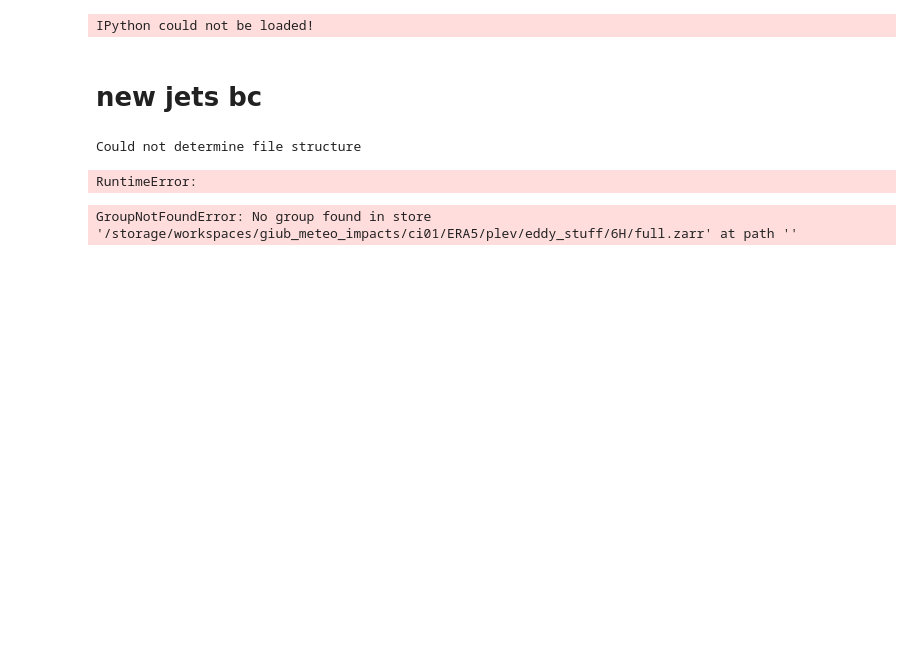
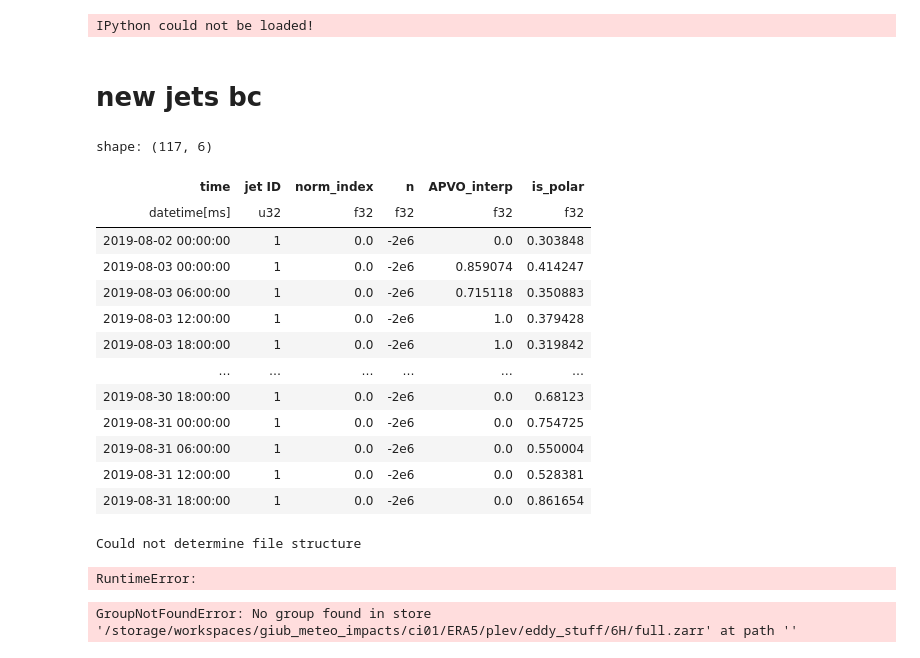
Before and after one commit to hbanderier/persistent-extremes-era5, a Jupyter notebook: Playgrounds/data_stuff.ipynb, the cells around one changed output. Drawn from its saved outputs; the diff is of its cells as text; code cells hidden in the pictures; blank space fills up the shorter version.

```diff
--- a/Playgrounds/data_stuff.ipynb
+++ b/Playgrounds/data_stuff.ipynb
@@ -94,3 +99,31 @@ jets, ph_jets, props, props_full = do_everything(ds, path, **kwargs)
+# %%
+args = ["all", None, -100, 60, 0, 88]
+huh = ("APVO", "thetalev", "APVO", {})
+rename, levtype, name, kwargs = huh
+da_ = open_da("ERA5", levtype, name, "6H", *args, **kwargs).rename(rename)
+# %%
+da__ = da_.isel(time=(da_.time.dt.year == 2019) & (da_.time.dt.month == 8)).sel(lev=slice(320, 350)).any("lev").load()
+# %%
+bias_correction = pl.read_parquet(path.joinpath("bias_correct.parquet"))
+# %%
+with_interp = create_jet_relative_dataset(jets_, da__, bias_correction=bias_correction)
+# %%
+with_interp.filter(pl.col("jet ID") == 1).unique("time")
+# %% [output]
+shape: (117, 6)
+| time | jet ID | norm_index | n | APVO_interp | is_polar |
+| datetime[ms] | u32 | f32 | f32 | f32 | f32 |
+| 2019-08-02 00:00:00 | 1 | 0.0 | -2e6 | 0.0 | 0.303848 |
+| 2019-08-03 00:00:00 | 1 | 0.0 | -2e6 | 0.859074 | 0.414247 |
+| 2019-08-03 06:00:00 | 1 | 0.0 | -2e6 | 0.715118 | 0.350883 |
+| 2019-08-03 12:00:00 | 1 | 0.0 | -2e6 | 1.0 | 0.379428 |
+| 2019-08-03 18:00:00 | 1 | 0.0 | -2e6 | 1.0 | 0.319842 |
+| … | … | … | … | … | … |
+| 2019-08-30 18:00:00 | 1 | 0.0 | -2e6 | 0.0 | 0.68123 |
+| 2019-08-31 00:00:00 | 1 | 0.0 | -2e6 | 0.0 | 0.754725 |
+| 2019-08-31 06:00:00 | 1 | 0.0 | -2e6 | 0.0 | 0.550004 |
+| 2019-08-31 12:00:00 | 1 | 0.0 | -2e6 | 0.0 | 0.528381 |
+| 2019-08-31 18:00:00 | 1 | 0.0 | -2e6 | 0.0 | 0.861654 |
 # %%
 args = ["all", None, -100, 60, 0, 88]
 
```
Also changed, not shown: parts of 2 cells of this notebook, 1 other file.
